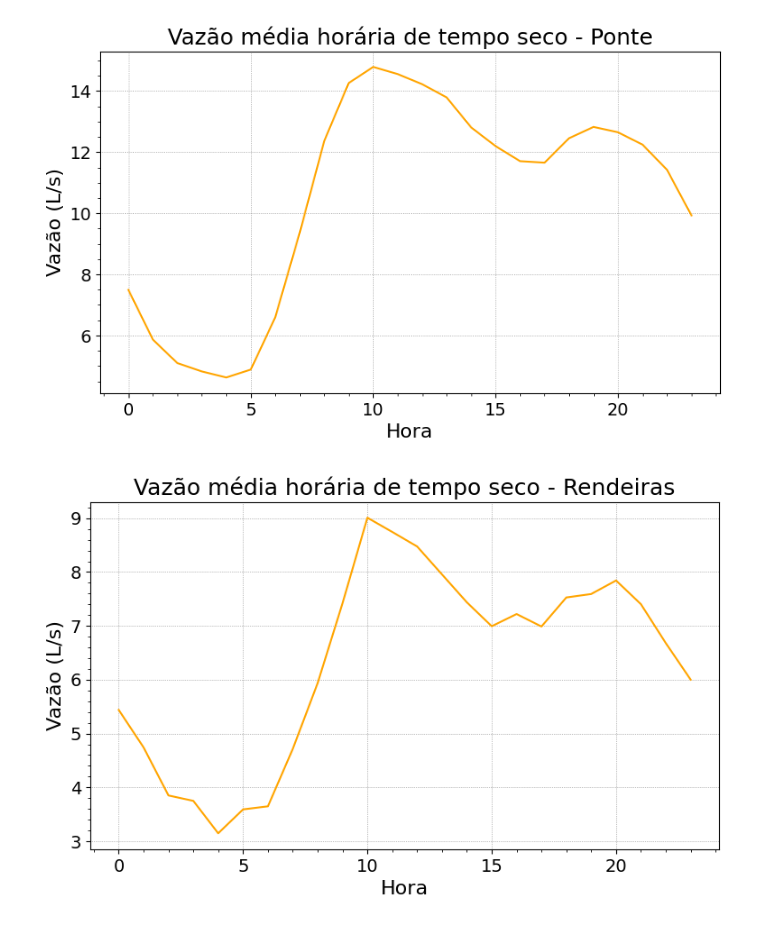
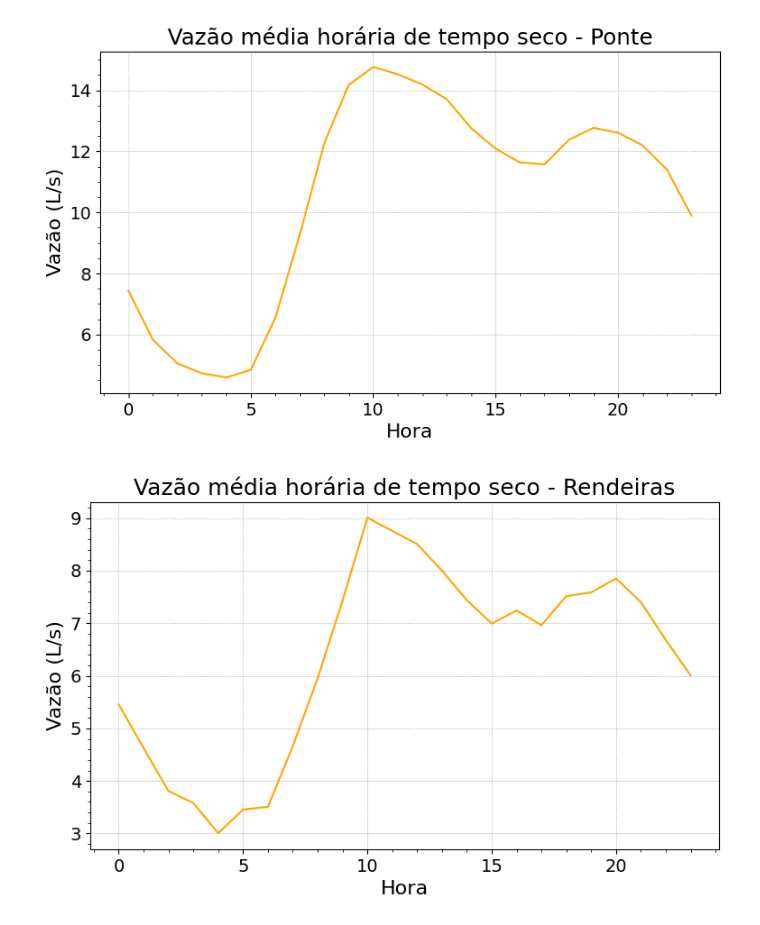
Before and after one commit to vitoria20241/LAUTEC, a Jupyter notebook: Notebooks/Vazoes_tempo_seco.ipynb, the cells around one changed output. Drawn from its saved outputs; the diff is of its cells as text; code cells hidden in the pictures.

```diff
--- a/Notebooks/Vazoes_tempo_seco.ipynb
+++ b/Notebooks/Vazoes_tempo_seco.ipynb
@@ -37,9 +34,3 @@ vazoes_rendeiras = vazoes_rendeiras.drop('Data', axis='columns').resample('h').m
-# %%
-vazoes_ponte['Dia'] = vazoes_ponte.index.date
-vazoes_ponte = vazoes_ponte.reset_index()
-
-vazoes_rendeiras['Dia'] = vazoes_rendeiras.index.date
-vazoes_rendeiras = vazoes_rendeiras.reset_index()
 # %%
 # Função para identificar os períodos de tempo seco
 def periodo(df, coluna='Dia'):
@@ -64,10 +55,3 @@ for idx, row in periodos.iterrows():
 4° período: 05/02/2024 a 12/02/2024
 5° período: 18/03/2024 a 22/03/2024
 6° período: 01/04/2024 a 04/04/2024
-# %%
-# Excluir ano novo e carnaval (3° e 4° períodos)
-vazoes_ponte = vazoes_ponte.loc[~(vazoes_ponte['Período']==3)]
-vazoes_ponte = vazoes_ponte.loc[~(vazoes_ponte['Período']==4)].reset_index().drop('index', axis='columns')
-
-vazoes_rendeiras = vazoes_rendeiras.loc[~(vazoes_rendeiras['Período']==3)]
-vazoes_rendeiras = vazoes_rendeiras.loc[~(vazoes_rendeiras['Período']==4)].reset_index().drop('index', axis='columns')
@@ -81,0 +58,7 @@ vazoes_rend_aux = vazoes_rend_aux.groupby('Hora').mean()
+# %%
+# Excluir ano novo e carnaval (3° e 4° períodos)
+vazoes_ponte = vazoes_ponte.loc[~(vazoes_ponte['Período']==3)]
+vazoes_ponte = vazoes_ponte.loc[~(vazoes_ponte['Período']==4)]
+
+vazoes_rendeiras = vazoes_rendeiras.loc[~(vazoes_rendeiras['Período']==3)]
+vazoes_rendeiras = vazoes_rendeiras.loc[~(vazoes_rendeiras['Período']==4)]
@@ -82 +70,8 @@ vazoes_rend_aux = vazoes_rend_aux.groupby('Hora').mean()
+# %%
+# Média horária
+vazoes_ponte['Hora'] = vazoes_ponte.index.hour
+vazoes_ponte = vazoes_ponte.groupby('Hora')['Vazão (L/s)'].mean()
+
+vazoes_rendeiras['Hora'] = vazoes_rendeiras.index.hour
+vazoes_rendeiras = vazoes_rendeiras.groupby('Hora')['Vazão (L/s)'].mean()
 # %%
@@ -103,25 +97,24 @@ plt.savefig(pasta+'\\Outputs\\media_tseco_ponte.png', bbox_inches='tight')
 # %% [output]
 [figure]
 # %%
-# Gráfico
+# Gráfico - Rendeiras
 fig,ax = plt.subplots(figsize=(9,5))
-ax.plot(vazoes_rend_aux.index,
-        vazoes_rend_aux['Vazão (L/s)'],
+ax.plot(vazoes_rendeiras,
         color='orange')
 
 plt.title('Vazão média horária de tempo seco - Rendeiras', size = 18)
 plt.xlabel('Hora',
            size = 16)
 plt.ylabel('Vazão (L/s)', size = 16)
 plt.rcParams['xtick.labelsize'] = 14
 plt.rcParams['ytick.labelsize'] = 14
 ax.grid(True,
         which='major',
         color='gray',
         linestyle=':',
         linewidth=0.5)
 
 ax.minorticks_on()
 plt.savefig(pasta+'\\Outputs\\media_tseco_rendeiras.png', bbox_inches='tight')
 # %% [output]
-[figure, old version]
+[figure, new version]
```
Also changed, not shown: parts of 7 cells of this notebook.
